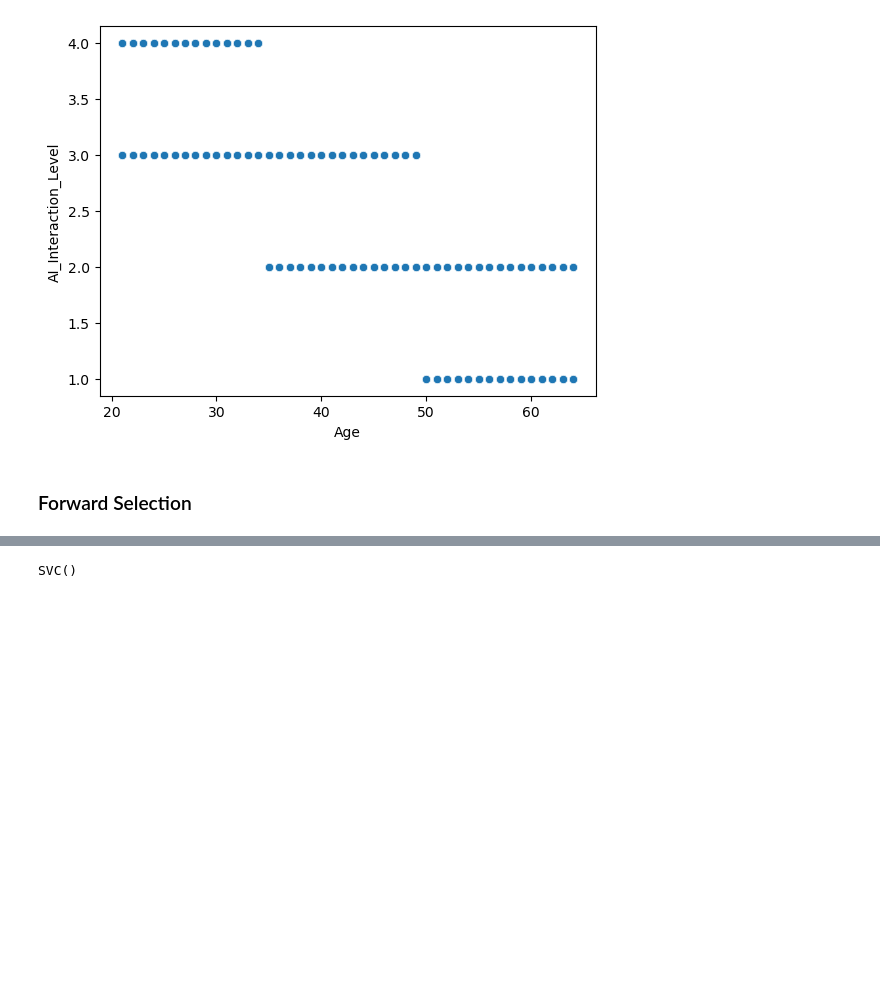
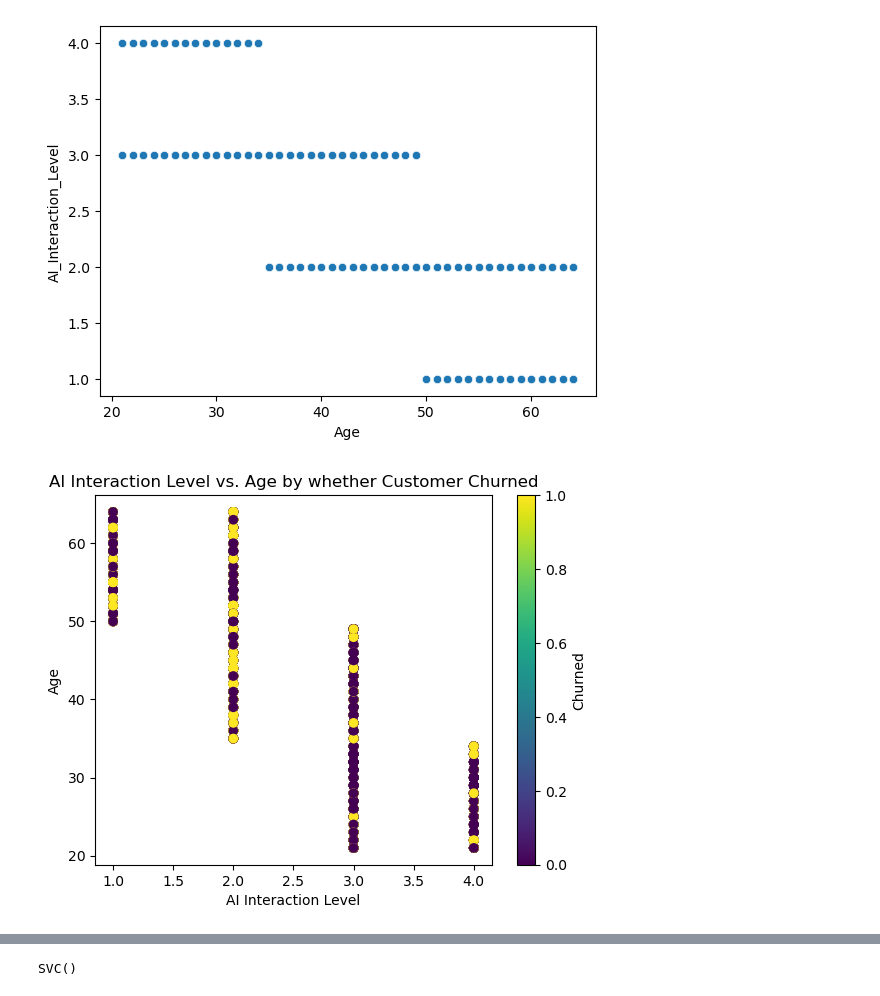
Before and after one commit to alim0118/customer-churn-predictor, a Jupyter notebook: Churn_Predictor.ipynb, the cells around one changed output, grey strips where cells are left out. Saved outputs shown, nothing was run; the diff lists cells and outputs as text; code cells hidden in the pictures; blank space fills up the shorter version.

```diff
--- a/Churn_Predictor.ipynb
+++ b/Churn_Predictor.ipynb
@@ -216,5 +214,15 @@ sns.scatterplot(x='Age', y='AI_Interaction_Level', data=train)
 # %% [output]
 <Axes: xlabel='Age', ylabel='AI_Interaction_Level'>
 [figure]
-# %% [markdown]
-### Forward Selection
+# %%
+fig, ax = plt.subplots()
+pos = ax.scatter(train['AI_Interaction_Level'], train['Age'], c=train['Customer_Churn'])
+
+ax.set_title('AI Interaction Level vs. Age by whether Customer Churned')
+ax.set_xlabel('AI Interaction Level')
+ax.set_ylabel('Age')
+
+cbar = fig.colorbar(pos, ax=ax)
+cbar.set_label('Churned', rotation=90)
+# %% [output]
+[figure, added]
```
Also changed, not shown: parts of 18 cells of this notebook.
